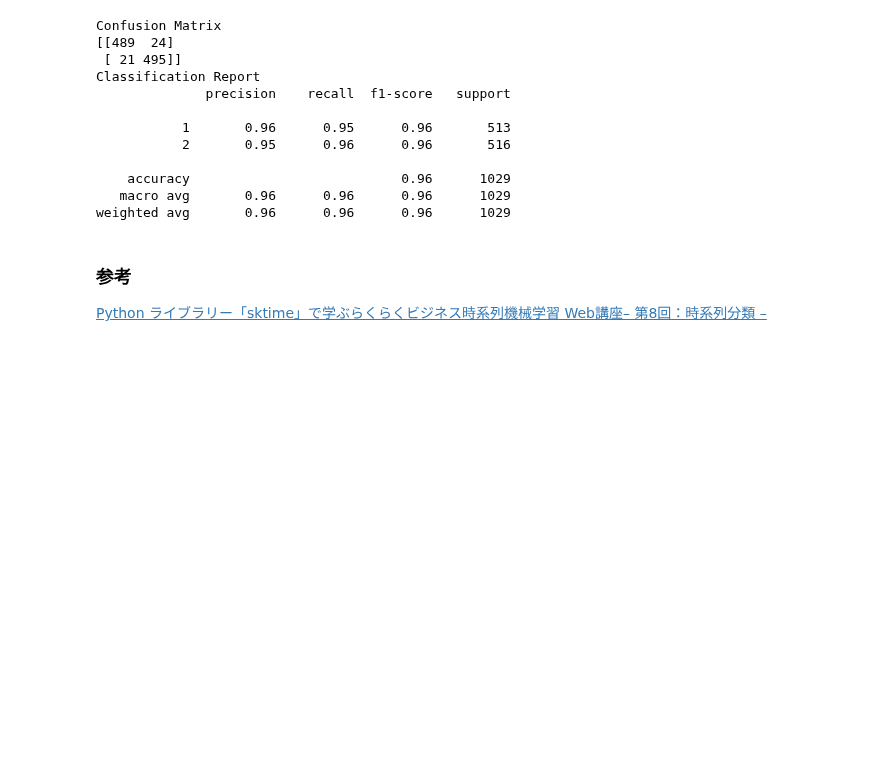
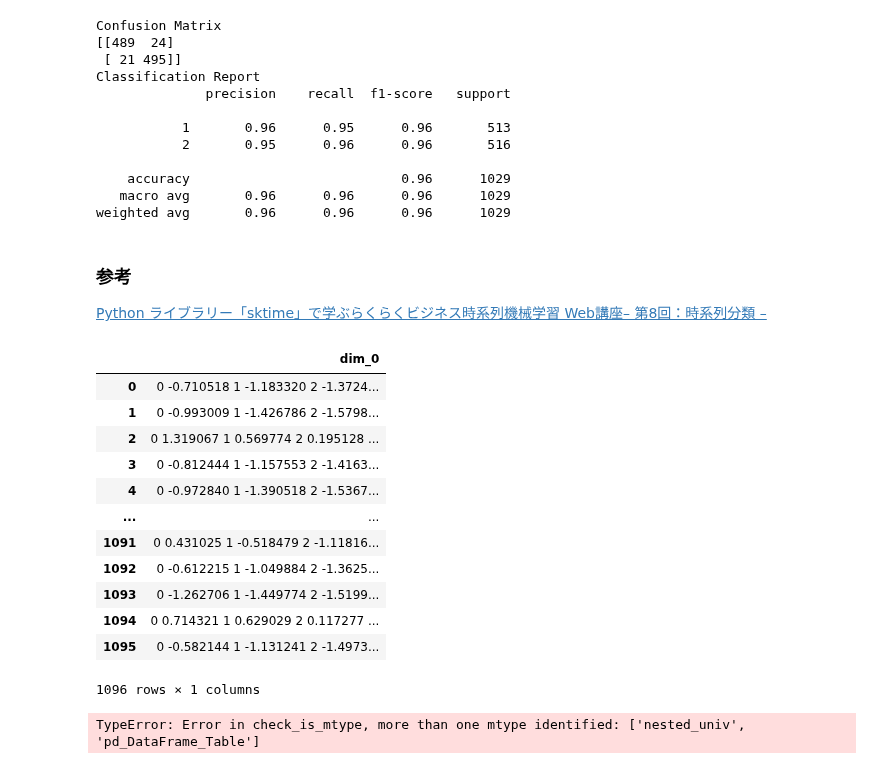
Before and after one commit to Mr-Kondo/_Inbox, a Jupyter notebook: test_sktime.ipynb, the cells around one changed output. Saved outputs shown, nothing was run; the diff lists cells and outputs as text; code cells hidden in the pictures; blank space fills up the shorter version.

```diff
--- a/test_sktime.ipynb
+++ b/test_sktime.ipynb
@@ -207,3 +207,27 @@ weighted avg       0.96      0.96      0.96      1029
 # %% [markdown]
 ### 参考
 [Python ライブラリー「sktime」で学ぶらくらくビジネス時系列機械学習 Web講座– 第8回：時系列分類 –](https://www.salesanalytics.co.jp/software/sktime/sktime008/)
+# %%
+from sktime.datasets import load_italy_power_demand
+X, y = load_italy_power_demand(return_type='nested_univ')
+# %%
+X
+# %% [output]
+|  | dim_0 |
+| 0 | 0 -0.710518 1 -1.183320 2 -1.3724... |
+| 1 | 0 -0.993009 1 -1.426786 2 -1.5798... |
+| 2 | 0 1.319067 1 0.569774 2 0.195128 ... |
+| 3 | 0 -0.812444 1 -1.157553 2 -1.4163... |
+| 4 | 0 -0.972840 1 -1.390518 2 -1.5367... |
+| ... | ... |
+| 1091 | 0 0.431025 1 -0.518479 2 -1.11816... |
+| 1092 | 0 -0.612215 1 -1.049884 2 -1.3625... |
+| 1093 | 0 -1.262706 1 -1.449774 2 -1.5199... |
+| 1094 | 0 0.714321 1 0.629029 2 0.117277 ... |
+| 1095 | 0 -0.582144 1 -1.131241 2 -1.4973... |
+1096 rows × 1 columns
+# %%
+from sktime import datatypes
+datatypes.mtype(X)
+# %% [output]
+TypeError: Error in check_is_mtype, more than one mtype identified: ['nested_univ', 'pd_DataFrame_Table']
```
Also changed, not shown: parts of 13 cells of this notebook.
